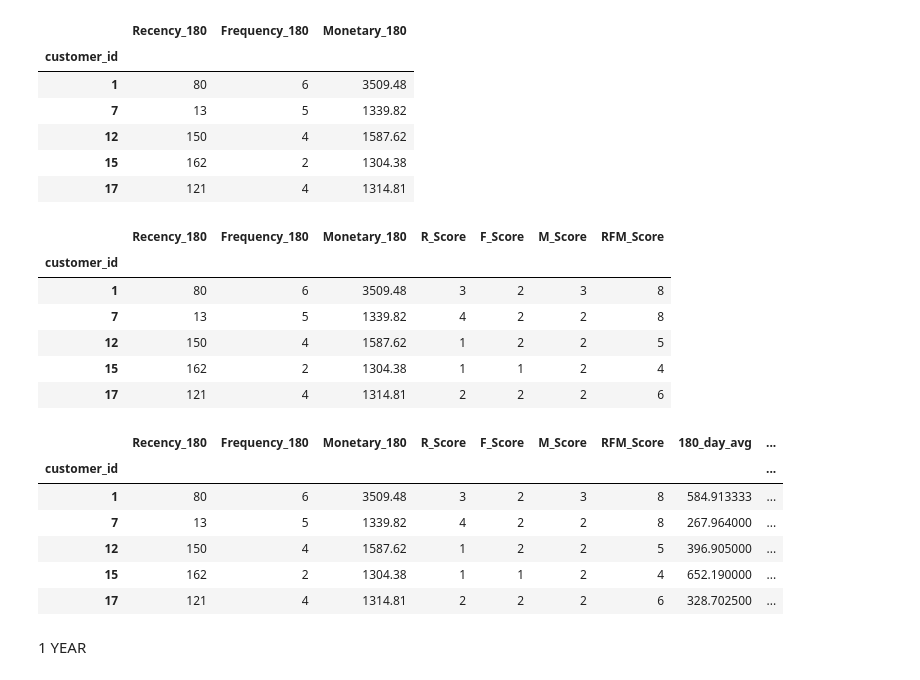
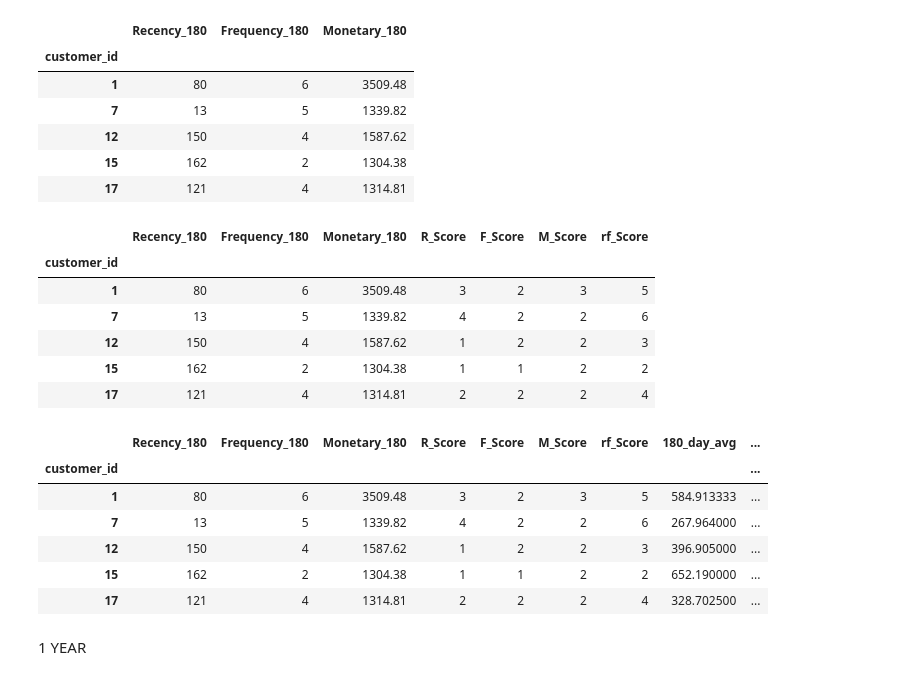
Before and after one commit to mn42899/schulich_data_science, a Jupyter notebook: Assignment2Final.ipynb, the cells around one changed output. Saved outputs shown, nothing was run; the diff lists cells and outputs as text; code cells hidden in the pictures.

```diff
--- a/Assignment2Final.ipynb
+++ b/Assignment2Final.ipynb
@@ -278,8 +278,8 @@ transactions['transaction_date'] = pd.to_datetime(transactions['transaction_date
 # set reference date
 last_date = transactions['transaction_date'].max()
 # %%
-def calculate_rfm(data, end_date, days_label):
-    rfm = data.groupby('customer_id').agg(
+def calculate_rf(data, end_date, days_label):
+    rf = data.groupby('customer_id').agg(
         recency = ('transaction_date', lambda x: (end_date - x.max()).days),
         frequency = ('transaction_id', 'count'),
         monetary = ('transaction_amount', 'sum')
@@ -288,7 +288,7 @@ def calculate_rfm(data, end_date, days_label):
         'frequency': f'Frequency_{days_label}',
         'monetary': f'Monetary_{days_label}'
     })
-    return rfm
+    return rf
 # %% [markdown]
 1 MONTH
 # %%
@@ -388,8 +388,8 @@ rfm_90.head()
 # %%
 days_180 = last_date - timedelta(days=180)
 last_180_days = transactions[(transactions['transaction_date'] > days_180) & (transactions['transaction_date'] <= last_date)]
-rfm_180 = calculate_rfm(last_180_days, last_date, '180')
-rfm_180.head()
+rf_180 = calculate_rf(last_180_days, last_date, '180')
+rf_180.head()
 # %% [output]
 |  | Recency_180 | Frequency_180 | Monetary_180 |
 | customer_id |  |  |  |
@@ -399,23 +399,23 @@ rfm_180.head()
 | 15 | 162 | 2 | 1304.38 |
 | 17 | 121 | 4 | 1314.81 |
 # %%
-# RFM Score Creation for 6 months
+# rf Score Creation for 6 months
 # Scoring Recency: Lower recency is better
-rfm_180['R_Score'] = pd.qcut(rfm_180['Recency_180'], 4, labels=[4, 3, 2, 1])
+rf_180['R_Score'] = pd.qcut(rf_180['Recency_180'], 4, labels=[4, 3, 2, 1])
 
 # Scoring Frequency and Monetary: Higher values are better
-rfm_180['F_Score'] = pd.qcut(rfm_180['Frequency_180'], 4, labels=[1, 2, 3, 4])
-rfm_180['M_Score'] = pd.qcut(rfm_180['Monetary_180'], 4, labels=[1, 2, 3, 4])
+rf_180['F_Score'] = pd.qcut(rf_180['Frequency_180'], 4, labels=[1, 2, 3, 4])
+rf_180['M_Score'] = pd.qcut(rf_180['Monetary_180'], 4, labels=[1, 2, 3, 4])
 
 # Combine scores to a single score
-rfm_180['RFM_Score'] = rfm_180['R_Score'].astype(int) + rfm_180['F_Score'].astype(int) + rfm_180['M_Score'].astype(int)
-rfm_180.head()
+rf_180['rf_Score'] = rf_180['R_Score'].astype(int) + rf_180['F_Score'].astype(int)
+rf_180.head()
 # %% [output]
-|  | Recency_180 | Frequency_180 | Monetary_180 | R_Score | F_Score | M_Score | RFM_Score |
+|  | Recency_180 | Frequency_180 | Monetary_180 | R_Score | F_Score | M_Score | rf_Score |
 | customer_id |  |  |  |  |  |  |  |
-| 1 | 80 | 6 | 3509.48 | 3 | 2 | 3 | 8 |
-| 7 | 13 | 5 | 1339.82 | 4 | 2 | 2 | 8 |
-| 12 | 150 | 4 | 1587.62 | 1 | 2 | 2 | 5 |
-| 15 | 162 | 2 | 1304.38 | 1 | 1 | 2 | 4 |
-| 17 | 121 | 4 | 1314.81 | 2 | 2 | 2 | 6 |
+| 1 | 80 | 6 | 3509.48 | 3 | 2 | 3 | 5 |
+| 7 | 13 | 5 | 1339.82 | 4 | 2 | 2 | 6 |
+| 12 | 150 | 4 | 1587.62 | 1 | 2 | 2 | 3 |
+| 15 | 162 | 2 | 1304.38 | 1 | 1 | 2 | 2 |
+| 17 | 121 | 4 | 1314.81 | 2 | 2 | 2 | 4 |
 # %%
@@ -423,15 +423,15 @@ rfm_180['180_day_avg'] = (rfm_180['Monetary_180'])/(rfm_180['Frequency_180'])
 # %%
-rfm_180 = pd.merge(rfm_180, joint_data[['age', 'LTV', 'Customer_Join_Time', 'Avg_Spend_Categorical', 'Customer_Jointime_in_days',
+rf_180 = pd.merge(rf_180, joint_data[['age', 'LTV', 'Customer_Join_Time', 'Avg_Spend_Categorical', 'Customer_Jointime_in_days',
                                       'Engage_Categorical', 'Gender_Categorical','Avg_Transaction_Time' ]], on='customer_id', how='left')
-rfm_180.head()
+rf_180.head()
 # %% [output]
-|  | Recency_180 | Frequency_180 | Monetary_180 | R_Score | F_Score | M_Score | RFM_Score | 180_day_avg | ... |
+|  | Recency_180 | Frequency_180 | Monetary_180 | R_Score | F_Score | M_Score | rf_Score | 180_day_avg | ... |
 | customer_id |  |  |  |  |  |  |  |  | ... |
-| 1 | 80 | 6 | 3509.48 | 3 | 2 | 3 | 8 | 584.913333 | ... |
-| 7 | 13 | 5 | 1339.82 | 4 | 2 | 2 | 8 | 267.964000 | ... |
-| 12 | 150 | 4 | 1587.62 | 1 | 2 | 2 | 5 | 396.905000 | ... |
-| 15 | 162 | 2 | 1304.38 | 1 | 1 | 2 | 4 | 652.190000 | ... |
-| 17 | 121 | 4 | 1314.81 | 2 | 2 | 2 | 6 | 328.702500 | ... |
+| 1 | 80 | 6 | 3509.48 | 3 | 2 | 3 | 5 | 584.913333 | ... |
+| 7 | 13 | 5 | 1339.82 | 4 | 2 | 2 | 6 | 267.964000 | ... |
+| 12 | 150 | 4 | 1587.62 | 1 | 2 | 2 | 3 | 396.905000 | ... |
+| 15 | 162 | 2 | 1304.38 | 1 | 1 | 2 | 2 | 652.190000 | ... |
+| 17 | 121 | 4 | 1314.81 | 2 | 2 | 2 | 4 | 328.702500 | ... |
 # %% [markdown]
 1 YEAR
 # %%
```
Also changed, not shown: parts of 44 cells of this notebook, 3 other files.
